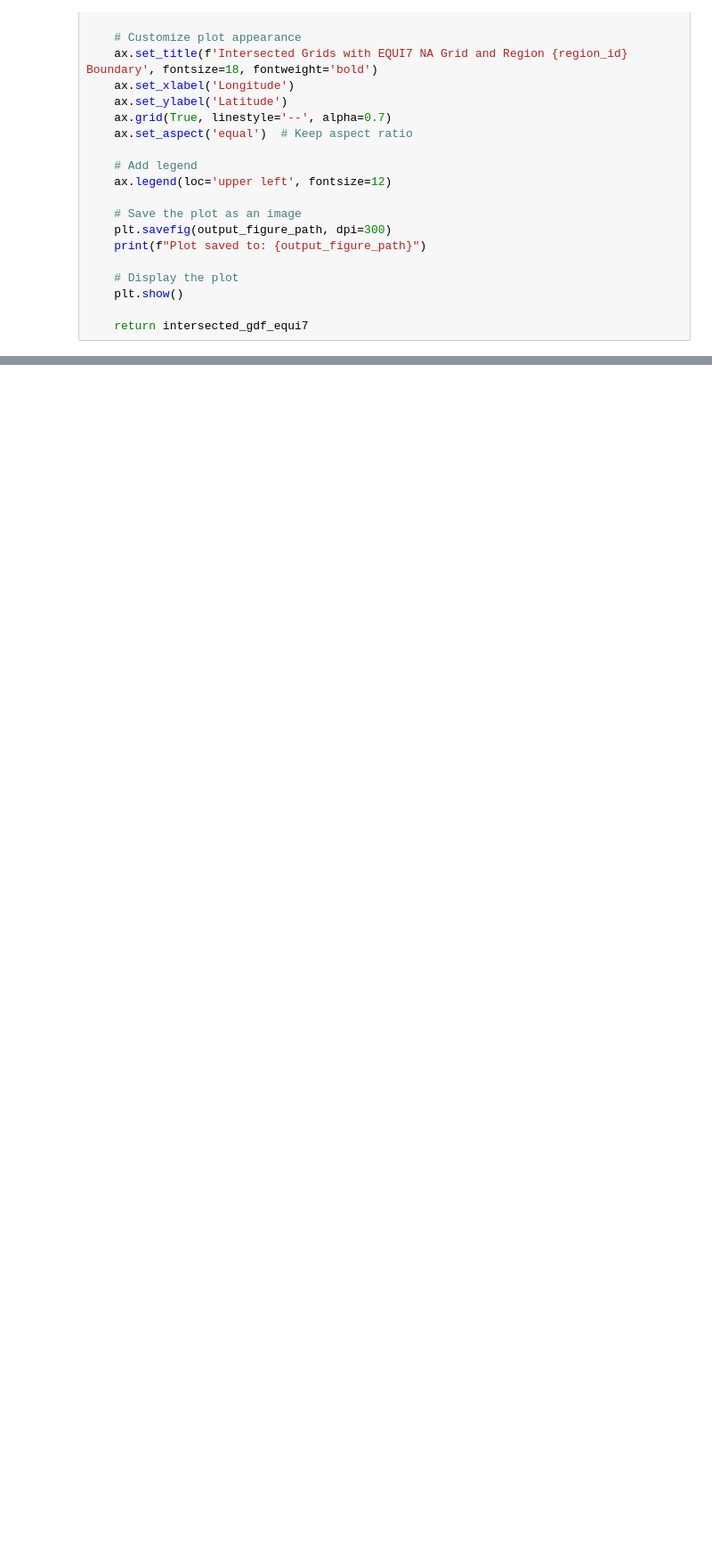
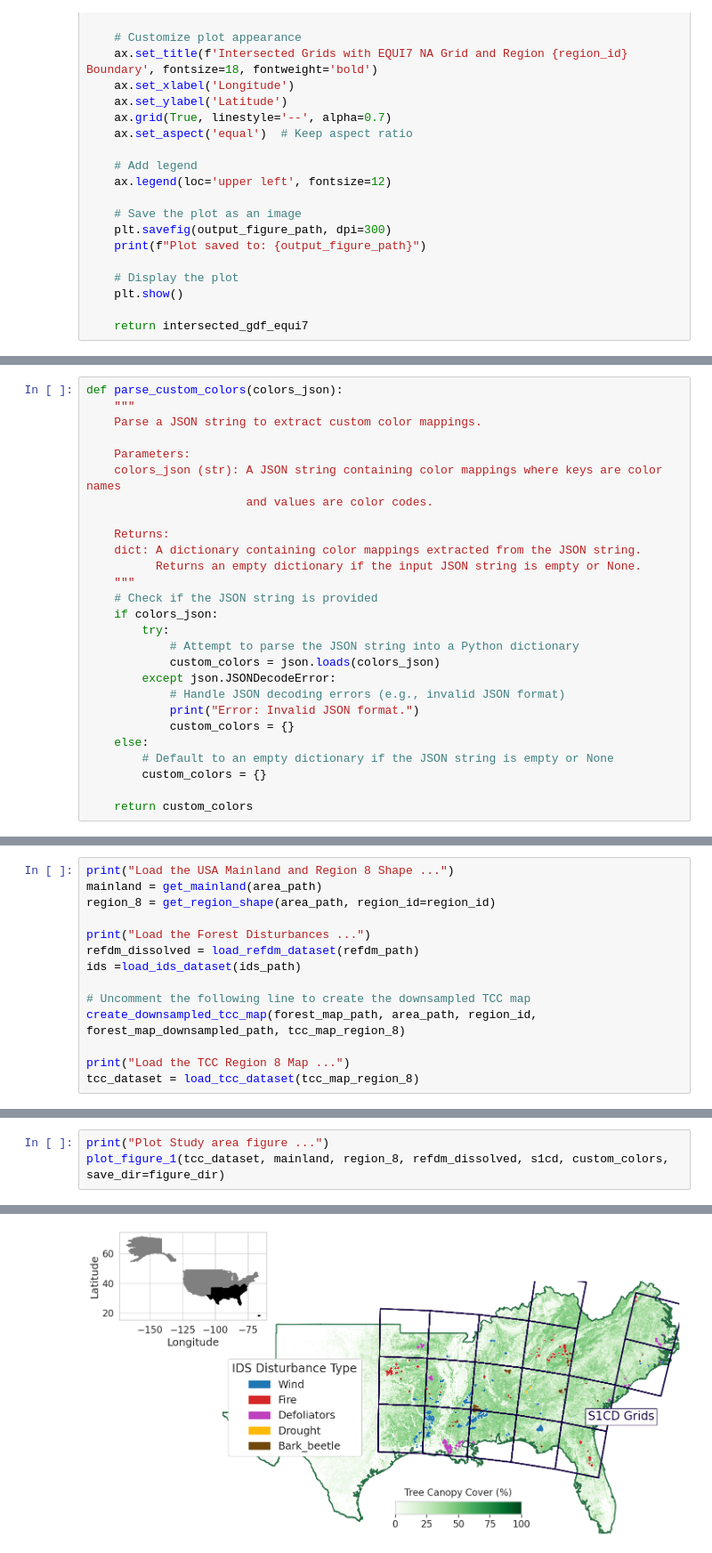
Before and after one commit to Franziska279/ForExD-WP1-P1, a Jupyter notebook: src/04_grid_creation.ipynb, the cells around one changed output, grey strips where cells are left out. Shown at 89% size. Saved outputs shown, nothing was run; the diff lists cells and outputs as text; blank space fills up the shorter version.

```diff
--- a/src/04_grid_creation.ipynb
+++ b/src/04_grid_creation.ipynb
@@ -543,0 +704,27 @@ print(f"Saved boundaries to {output_path}")
+# %%
+def parse_custom_colors(colors_json):
+    """
+    Parse a JSON string to extract custom color mappings.
+
+    Parameters:
+    colors_json (str): A JSON string containing color mappings where keys are color names
+                       and values are color codes.
+
+    Returns:
+    dict: A dictionary containing color mappings extracted from the JSON string.
+          Returns an empty dictionary if the input JSON string is empty or None.
+    """
+    # Check if the JSON string is provided
+    if colors_json:
+        try:
+            # Attempt to parse the JSON string into a Python dictionary
+            custom_colors = json.loads(colors_json)
+        except json.JSONDecodeError:
+            # Handle JSON decoding errors (e.g., invalid JSON format)
+            print("Error: Invalid JSON format.")
+            custom_colors = {}
+    else:
+        # Default to an empty dictionary if the JSON string is empty or None
+        custom_colors = {}
+
+    return custom_colors
@@ -543,0 +816,14 @@ print(f"Saved boundaries to {output_path}")
+# %%
+print("Load the USA Mainland and Region 8 Shape ...")
+mainland = get_mainland(area_path)
+region_8 = get_region_shape(area_path, region_id=region_id)
+
+print("Load the Forest Disturbances ...")
+refdm_dissolved = load_refdm_dataset(refdm_path)
+ids =load_ids_dataset(ids_path)
+
+# Uncomment the following line to create the downsampled TCC map
+create_downsampled_tcc_map(forest_map_path, area_path, region_id, forest_map_downsampled_path, tcc_map_region_8)
+
+print("Load the TCC Region 8 Map ...")
+tcc_dataset = load_tcc_dataset(tcc_map_region_8)
@@ -543,0 +840,4 @@ print(f"Saved boundaries to {output_path}")
+# %%
+print("Plot Study area figure ...")
+plot_figure_1(tcc_dataset, mainland, region_8, refdm_dissolved, s1cd, custom_colors, save_dir=figure_dir)
+# %% [output]
@@ -543,0 +845 @@ print(f"Saved boundaries to {output_path}")
+[figure, added]
```
Also changed, not shown: parts of 26 cells of this notebook, 1 other file.
